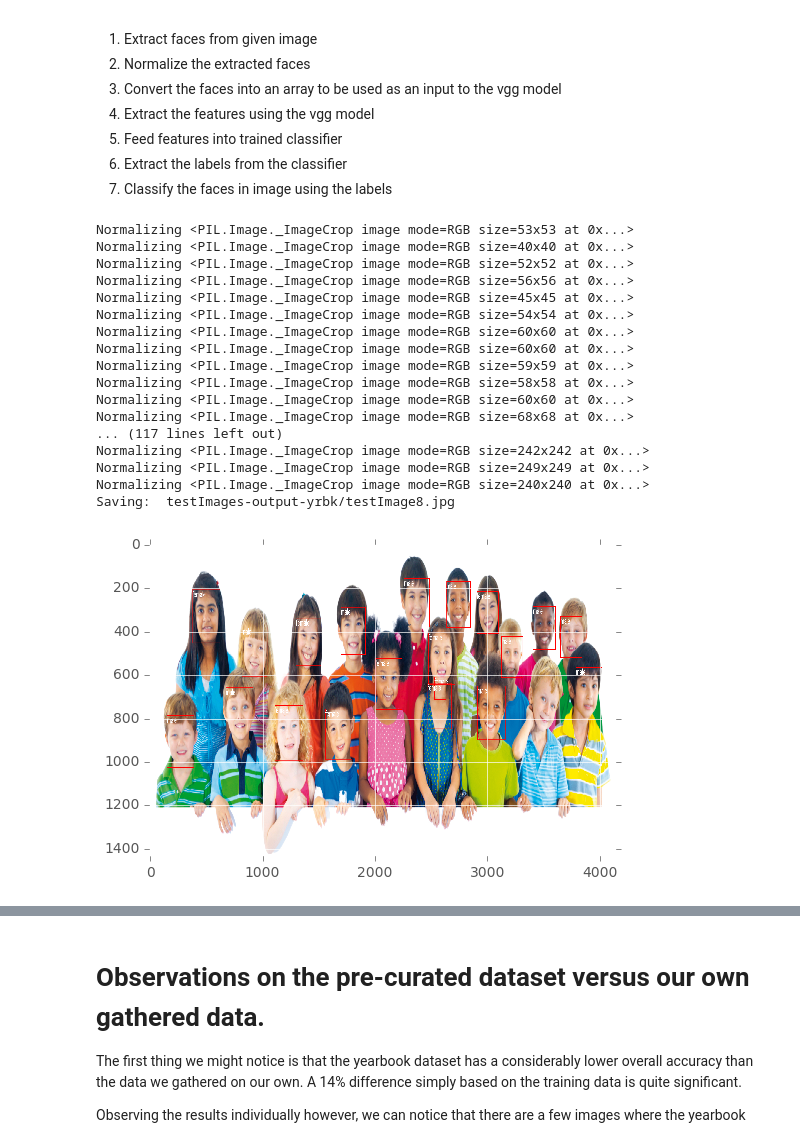
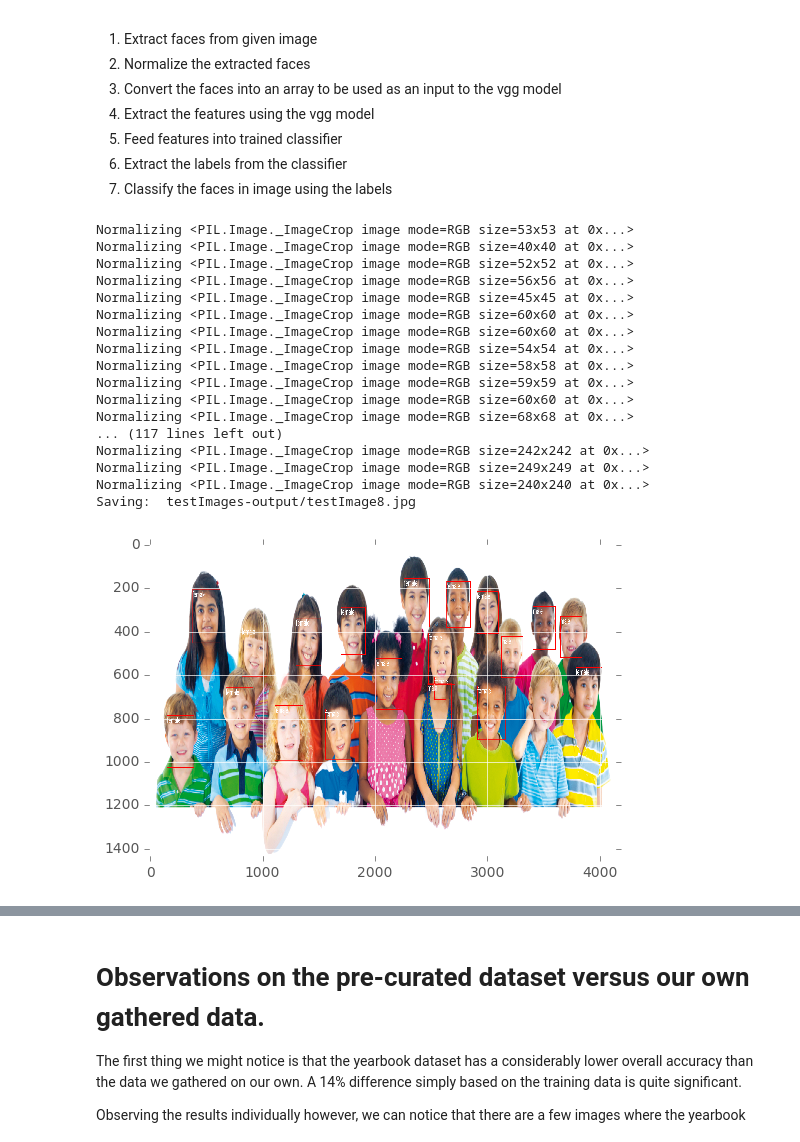
Before and after one commit to remiscarlet/15388-Final-Project, a Jupyter notebook: Final Notebook.ipynb, the cells around one changed output, grey strips where cells are left out. Saved outputs shown, nothing was run; the diff lists cells and outputs as text; code cells hidden in the pictures.

```diff
--- a/Final Notebook.ipynb
+++ b/Final Notebook.ipynb
@@ -280,8 +278,8 @@ def drawRectangle(drawer, coords, width):
 
 faceCascade = cv.Load('haarcascade_frontalface_alt.xml')
 def faceCrop(imPath,boxScale=1):
-    #classifier = clf_owndata
-    classifier = clf_yrbk
+    classifier = clf_owndata
+    #classifier = clf_yrbk
 
     im = Image.open(imPath)
     finalImage = Image.open(imPath)
@@ -314,7 +312,7 @@ def faceCrop(imPath,boxScale=1):
 
         plot_image(finalImage)
         savePath = imPath.split("/")
-        savePath[0] = savePath[0]+"-output-yrbk"
+        savePath[0] = savePath[0]+"-output"
         folderPath = "/".join(savePath[:-1])
         savePath = "/".join(savePath)
         if not os.path.isdir(folderPath):
@@ -322,37 +320,37 @@ def faceCrop(imPath,boxScale=1):
 
         print "Saving: ", savePath
         finalImage.save(savePath)
 
 
     else:
         print 'No faces found:', imPath
 
 testImage = "testImages/testImage4.png"
 
 testImages = os.listdir("testImages")
 testImages = map(lambda path: "testImages/"+path, testImages)
 testImages = filter(lambda path: path.find("png") > -1 or path.find("jpg") > -1, testImages)
 for path in testImages:
     faceCrop(path)
 # %% [output]
 Normalizing <PIL.Image._ImageCrop image mode=RGB size=53x53 at 0x...>
 Normalizing <PIL.Image._ImageCrop image mode=RGB size=40x40 at 0x...>
 Normalizing <PIL.Image._ImageCrop image mode=RGB size=52x52 at 0x...>
 Normalizing <PIL.Image._ImageCrop image mode=RGB size=56x56 at 0x...>
 Normalizing <PIL.Image._ImageCrop image mode=RGB size=45x45 at 0x...>
-Normalizing <PIL.Image._ImageCrop image mode=RGB size=54x54 at 0x...>
 Normalizing <PIL.Image._ImageCrop image mode=RGB size=60x60 at 0x...>
 Normalizing <PIL.Image._ImageCrop image mode=RGB size=60x60 at 0x...>
+Normalizing <PIL.Image._ImageCrop image mode=RGB size=54x54 at 0x...>
+Normalizing <PIL.Image._ImageCrop image mode=RGB size=58x58 at 0x...>
 Normalizing <PIL.Image._ImageCrop image mode=RGB size=59x59 at 0x...>
-Normalizing <PIL.Image._ImageCrop image mode=RGB size=58x58 at 0x...>
 Normalizing <PIL.Image._ImageCrop image mode=RGB size=60x60 at 0x...>
 Normalizing <PIL.Image._ImageCrop image mode=RGB size=68x68 at 0x...>
 ... (117 lines left out)
 Normalizing <PIL.Image._ImageCrop image mode=RGB size=242x242 at 0x...>
 Normalizing <PIL.Image._ImageCrop image mode=RGB size=249x249 at 0x...>
 Normalizing <PIL.Image._ImageCrop image mode=RGB size=240x240 at 0x...>
-Saving:  testImages-output-yrbk/testImage8.jpg
+Saving:  testImages-output/testImage8.jpg
-[figure, old version]
+[figure, new version]
 # %% [markdown]
 # Results
 
```
Also changed, not shown: parts of 5 cells of this notebook, 15 other files.
